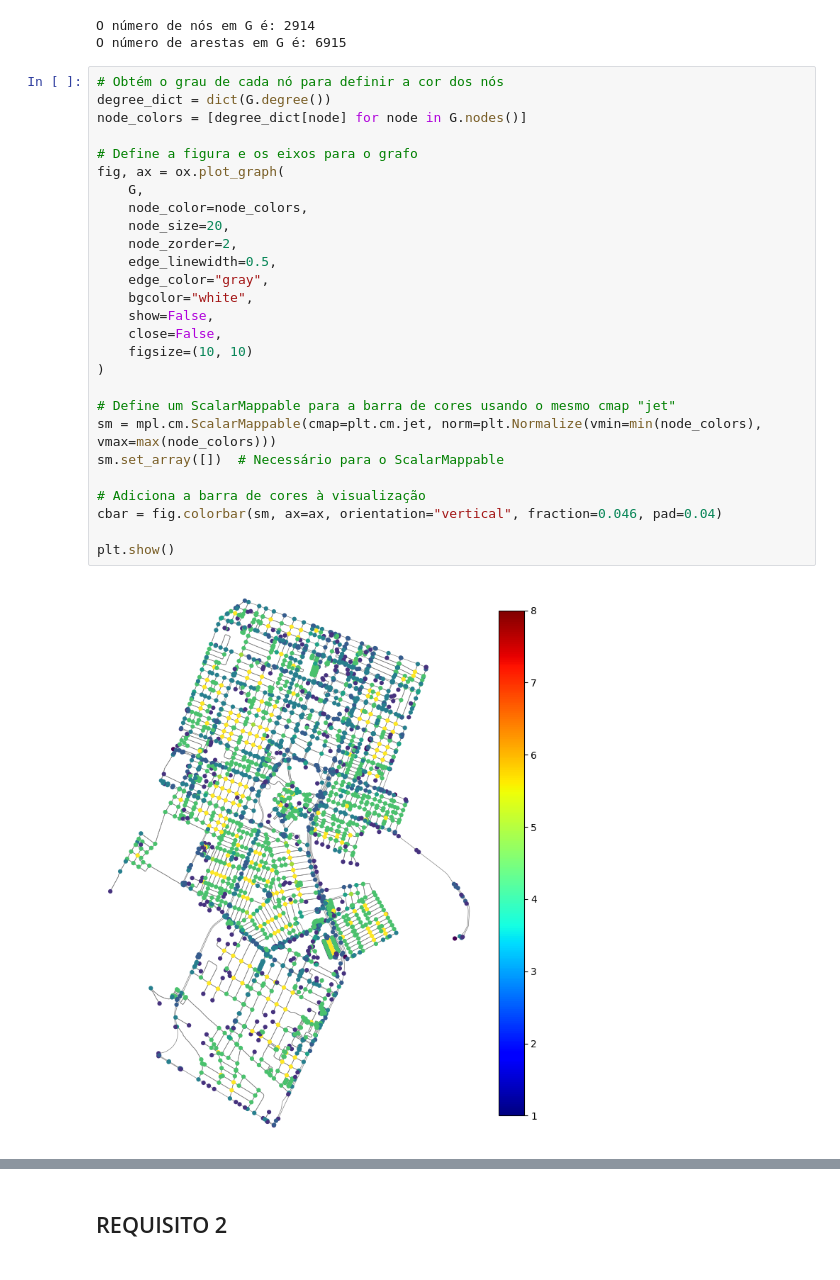
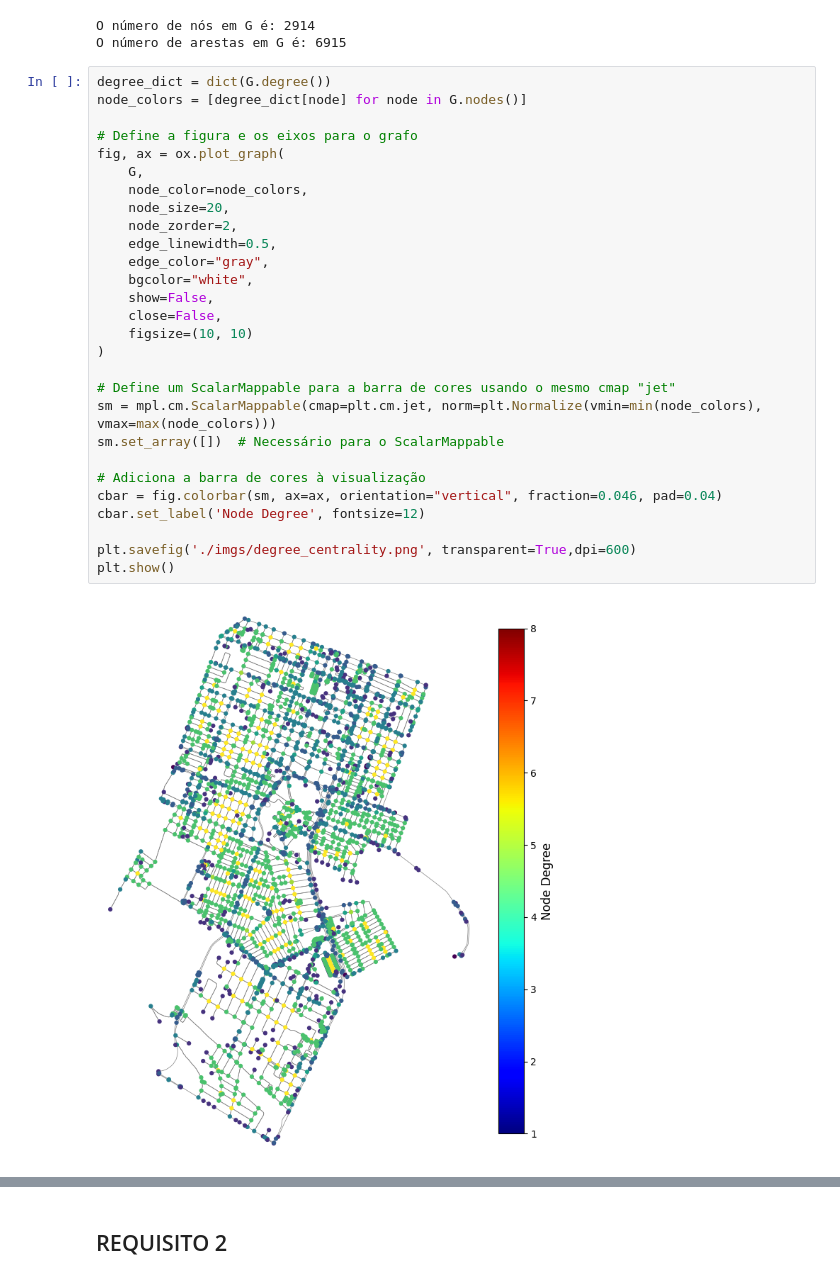
Before and after one commit to lucasfreirec/datastructure, a Jupyter notebook: U1T5/U1T5.ipynb, the cells around one changed output, grey strips where cells are left out. Cells and saved outputs as stored; diff of their text form.

```diff
--- a/U1T5/U1T5.ipynb
+++ b/U1T5/U1T5.ipynb
@@ -34,31 +36,32 @@ print(f"O número de arestas em G é: {num_edges}")
 O número de nós em G é: 2914
 O número de arestas em G é: 6915
 # %%
-# Obtém o grau de cada nó para definir a cor dos nós
 degree_dict = dict(G.degree())
 node_colors = [degree_dict[node] for node in G.nodes()]
 
 # Define a figura e os eixos para o grafo
 fig, ax = ox.plot_graph(
     G,
     node_color=node_colors,
     node_size=20,
     node_zorder=2,
     edge_linewidth=0.5,
     edge_color="gray",
     bgcolor="white",
     show=False,
     close=False,
     figsize=(10, 10)
 )
 
 # Define um ScalarMappable para a barra de cores usando o mesmo cmap "jet"
 sm = mpl.cm.ScalarMappable(cmap=plt.cm.jet, norm=plt.Normalize(vmin=min(node_colors), vmax=max(node_colors)))
 sm.set_array([])  # Necessário para o ScalarMappable
 
 # Adiciona a barra de cores à visualização
 cbar = fig.colorbar(sm, ax=ax, orientation="vertical", fraction=0.046, pad=0.04)
+cbar.set_label('Node Degree', fontsize=12)
 
+plt.savefig('./imgs/degree_centrality.png', transparent=True,dpi=600)
 plt.show()
 # %% [output]
-[figure, old version]
+[figure, new version]
```
Also changed, not shown: parts of 19 cells of this notebook, 12 other files.
